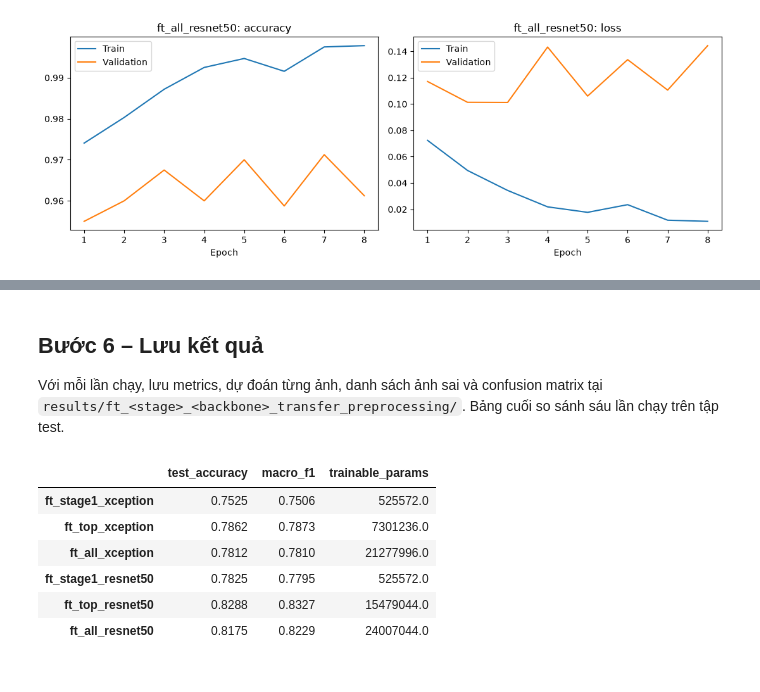
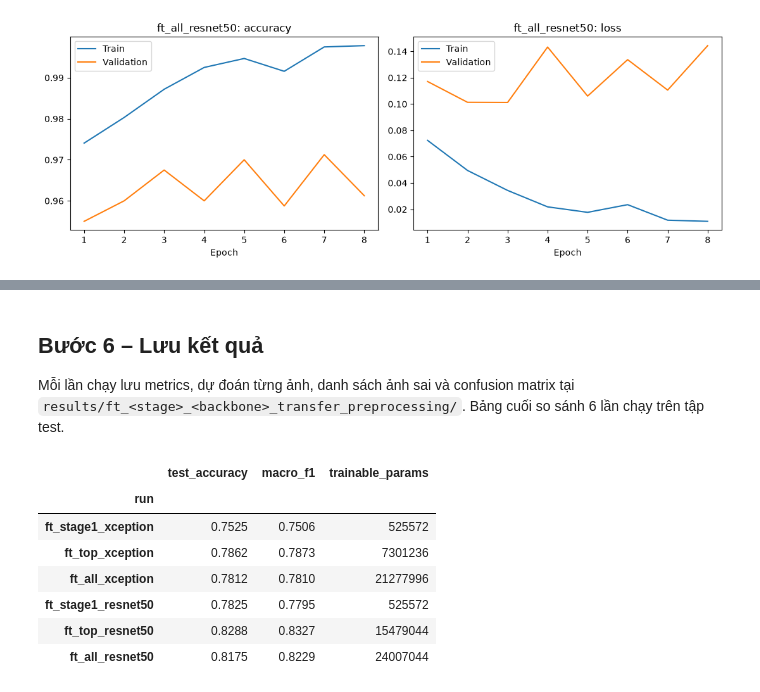
Before and after one commit to teddywristh/Fire-and-smoke-detection-using-D-Fire, a Jupyter notebook: notebooks/04_finetune_backbone.ipynb, the cells around one changed output, grey strips where cells are left out. Saved outputs shown, nothing was run; the diff lists cells and outputs as text; code cells hidden in the pictures.

Commit message:
update results at finetuned task

```diff
--- a/notebooks/04_finetune_backbone.ipynb
+++ b/notebooks/04_finetune_backbone.ipynb
@@ -271,5 +215,5 @@ Epoch 8/20
 # %%
-for run, name in RUNS:
+for run, name, stage in RUNS:
     history = pd.read_csv(result_dir(run) / 'training_history.csv')
     fig, axes = plt.subplots(1, 2, figsize=(11, 4))
     for ax, metric in zip(axes, ['accuracy', 'loss']):
@@ -296,27 +238,23 @@ Confusion matrix có hàng là nhãn thật, cột là dự đoán. Xem thêm ha
 # %%
 results = {}
-for run, name in RUNS:
+for run, name, stage in RUNS:
     tf.keras.backend.clear_session()
+    model = tf.keras.models.load_model(model_path(run))
     test_ds = make_dataset('test', BACKBONES[name][1])
-    best_model = tf.keras.models.load_model(model_path(run))
-    loss, accuracy = best_model.evaluate(test_ds, verbose=0)
-    probabilities = best_model.predict(test_ds, verbose=0)
+    loss, accuracy = model.evaluate(test_ds, verbose=0)
+    probabilities = model.predict(test_ds, verbose=0)
     y_pred = probabilities.argmax(axis=1)
-    assert np.isclose(accuracy, (y_true == y_pred).mean())
-    report = classification_report(y_true, y_pred, labels=range(len(CLASS_NAMES)),
-        target_names=CLASS_NAMES, output_dict=True, zero_division=0)
-    matrix = confusion_matrix(y_true, y_pred, labels=range(len(CLASS_NAMES)))
-    results[run] = {'loss': loss, 'accuracy': accuracy, 'probabilities': probabilities,
-                    'report': report, 'matrix': matrix, 'parameter_count': best_model.count_params(),
-                    'trainable_parameter_count': int(sum(np.prod(w.shape) for w in best_model.trainable_weights))}
+    report = classification_report(y_true, y_pred, target_names=CLASS_NAMES, output_dict=True)
+    matrix = confusion_matrix(y_true, y_pred)
+    results[run] = {'loss': loss, 'accuracy': accuracy, 'probabilities': probabilities, 'y_pred': y_pred,
+                    'report': report, 'matrix': matrix, 'parameter_count': model.count_params(),
+                    'trainable_parameter_count': int(sum(np.prod(w.shape) for w in model.trainable_weights))}
 
-    print('=====', run)
+    print(run)
     display(pd.DataFrame(report).T.round(4))
     ConfusionMatrixDisplay(matrix, display_labels=CLASS_NAMES).plot(cmap='Blues')
     plt.title(run)
     plt.tight_layout()
     plt.savefig(result_dir(run) / 'confusion_matrix.png', dpi=150)
     plt.show()
-    print(f'Accuracy: {accuracy:.2%} | Macro F1: {report["macro avg"]["f1-score"]:.4f}')
-    print('smokefire → smoke:', matrix[3, 2], '| smoke → smokefire:', matrix[2, 3])
 # %% [output]
@@ -370,51 +302,49 @@ smokefire → smoke: 70 | smoke → smokefire: 17
 # %% [markdown]
 ## Bước 6 – Lưu kết quả
 
-Với mỗi lần chạy, lưu metrics, dự đoán từng ảnh, danh sách ảnh sai và confusion matrix tại `results/ft_<stage>_<backbone>_transfer_preprocessing/`. Bảng cuối so sánh sáu lần chạy trên tập test.
+Mỗi lần chạy lưu metrics, dự đoán từng ảnh, danh sách ảnh sai và confusion matrix tại `results/ft_<stage>_<backbone>_transfer_preprocessing/`. Bảng cuối so sánh 6 lần chạy trên tập test.
 # %%
-for run, name in RUNS:
+for run, name, stage in RUNS:
     r = results[run]
-    stage = run.split('_')[1]
     out = result_dir(run)
     history = pd.read_csv(out / 'training_history.csv')
-    y_pred = r['probabilities'].argmax(axis=1)
     predictions = test_df[['filepath', 'processed_filepath', 'label', 'class_index']].copy()
-    predictions['predicted_label'] = np.array(CLASS_NAMES)[y_pred]
+    predictions['predicted_label'] = np.array(CLASS_NAMES)[r['y_pred']]
     predictions['confidence'] = r['probabilities'].max(axis=1)
     predictions.to_csv(out / 'predictions.csv', index=False)
-    predictions[y_true != y_pred].to_csv(out / 'misclassified.csv', index=False)
+    predictions[y_true != r['y_pred']].to_csv(out / 'misclassified.csv', index=False)
     pd.DataFrame(r['report']).T.to_csv(out / 'classification_report.csv', index_label='class')
     pd.DataFrame(r['matrix'], index=CLASS_NAMES, columns=CLASS_NAMES).to_csv(
         out / 'confusion_matrix.csv', index_label='true_label')
 
     metrics = {
         'test_accuracy': float(r['accuracy']), 'test_loss': float(r['loss']),
         'macro_f1': r['report']['macro avg']['f1-score'],
-        'misclassified_count': int((y_true != y_pred).sum()),
+        'misclassified_count': int((y_true != r['y_pred']).sum()),
         'parameter_count': r['parameter_count'],
         'trainable_parameter_count': r['trainable_parameter_count'],
         'best_epoch': int(history['val_loss'].argmin()) + 1,
         'best_val_loss': float(history['val_loss'].min()),
         'class_names': CLASS_NAMES, 'image_size': list(IMAGE_SIZE), 'seed': SEED,
         'preprocessing': {'source': 'processed_filepath', 'manifest': 'data/split.csv',
             'normalization': f'keras.applications.{name}.preprocess_input', 'augmentation': 'horizontal_flip'},
         'training_config': {'backbone': name, 'stage': stage,
             **STAGES[stage], 'head': 'Dense 256 ReLU - Dropout 0.5 - Dense 4',
             'optimizer': 'Adam', 'batch_size': BATCH_SIZE, 'batchnorm': 'frozen',
             'mixed_precision': True},
         'tensorflow_version': tf.__version__,
     }
     (out / 'metrics.json').write_text(json.dumps(metrics, indent=2), encoding='utf-8')
     model_path(run).with_suffix('.labels.json').write_text(json.dumps(CLASS_NAMES), encoding='utf-8')
 
-pd.DataFrame({run: {'test_accuracy': r['accuracy'], 'macro_f1': r['report']['macro avg']['f1-score'],
-                    'trainable_params': r['trainable_parameter_count']}
-              for run, r in results.items()}).T.round(4)
+pd.DataFrame([{'run': run, 'test_accuracy': r['accuracy'], 'macro_f1': r['report']['macro avg']['f1-score'],
+               'trainable_params': r['trainable_parameter_count']} for run, r in results.items()]).set_index('run').round(4)
 # %% [output]
 |  | test_accuracy | macro_f1 | trainable_params |
-| ft_stage1_xception | 0.7525 | 0.7506 | 525572.0 |
-| ft_top_xception | 0.7862 | 0.7873 | 7301236.0 |
-| ft_all_xception | 0.7812 | 0.7810 | 21277996.0 |
-| ft_stage1_resnet50 | 0.7825 | 0.7795 | 525572.0 |
-| ft_top_resnet50 | 0.8288 | 0.8327 | 15479044.0 |
-| ft_all_resnet50 | 0.8175 | 0.8229 | 24007044.0 |
+| run |  |  |  |
+| ft_stage1_xception | 0.7525 | 0.7506 | 525572 |
+| ft_top_xception | 0.7862 | 0.7873 | 7301236 |
+| ft_all_xception | 0.7812 | 0.7810 | 21277996 |
+| ft_stage1_resnet50 | 0.7825 | 0.7795 | 525572 |
+| ft_top_resnet50 | 0.8288 | 0.8327 | 15479044 |
+| ft_all_resnet50 | 0.8175 | 0.8229 | 24007044 |
```
Also changed, not shown: parts of 12 cells of this notebook, 1 other file.
